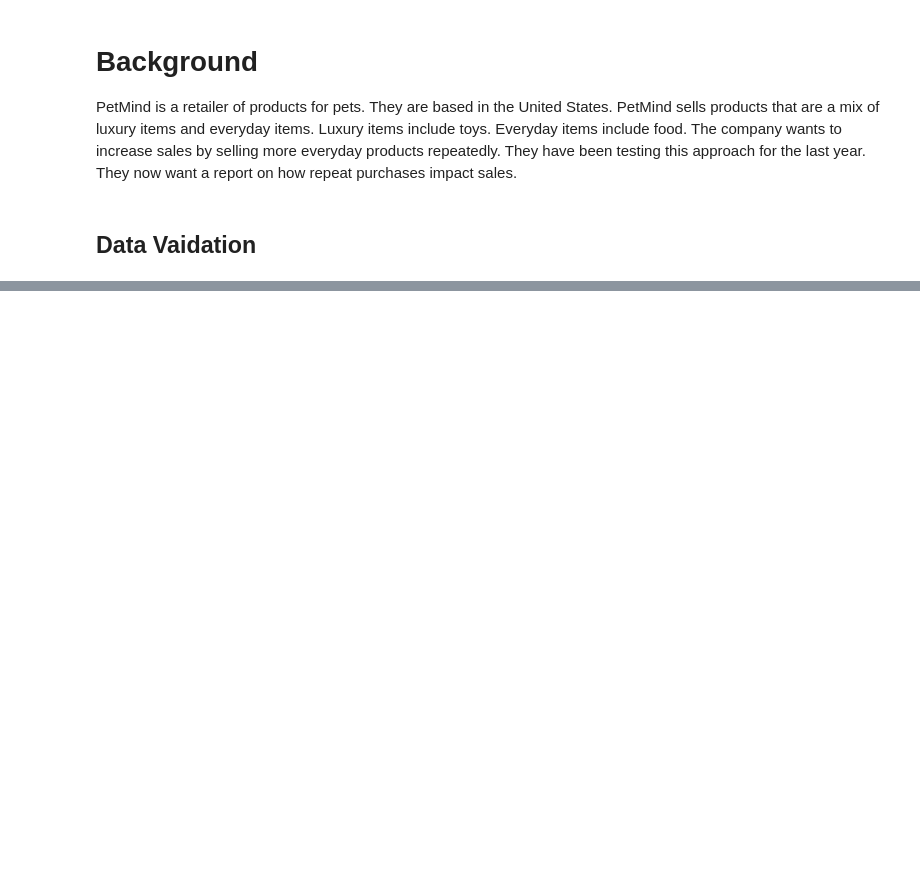
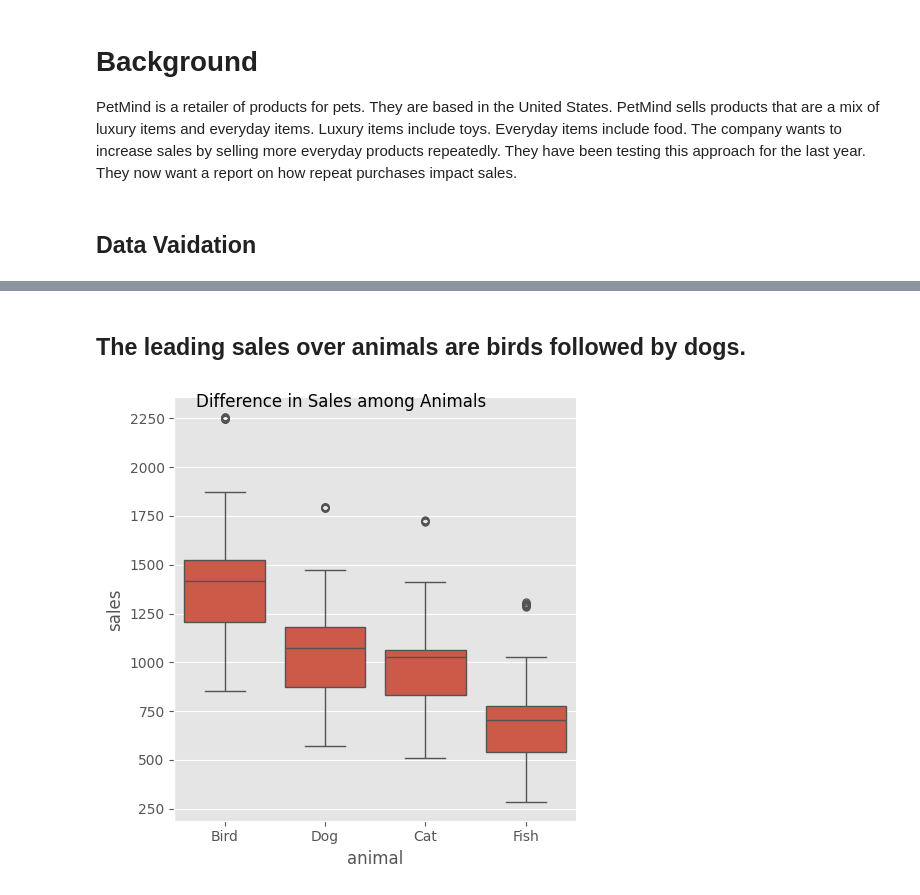
Before and after one commit to karamagid/petmind-analysis, a Jupyter notebook: petmind-analysis.ipynb, the cells around one changed output, grey strips where cells are left out. Saved outputs shown, nothing was run; the diff lists cells and outputs as text; code cells hidden in the pictures; blank space fills up the shorter version.

```diff
--- a/petmind-analysis.ipynb
+++ b/petmind-analysis.ipynb
@@ -207 +104,9 @@ The leading sales over animals are birds followed by dogs.
+# %% [markdown]
+## The leading sales over animals are birds followed by dogs.
+# %%
+s = sns.catplot(x='animal', y='sales', data=df, kind='box')
+s.fig.suptitle('Difference in Sales among Animals')
+plt.show()
+# %% [output]
+[figure, added]
 # %% [markdown]
```
Also changed, not shown: parts of 20 cells of this notebook.
